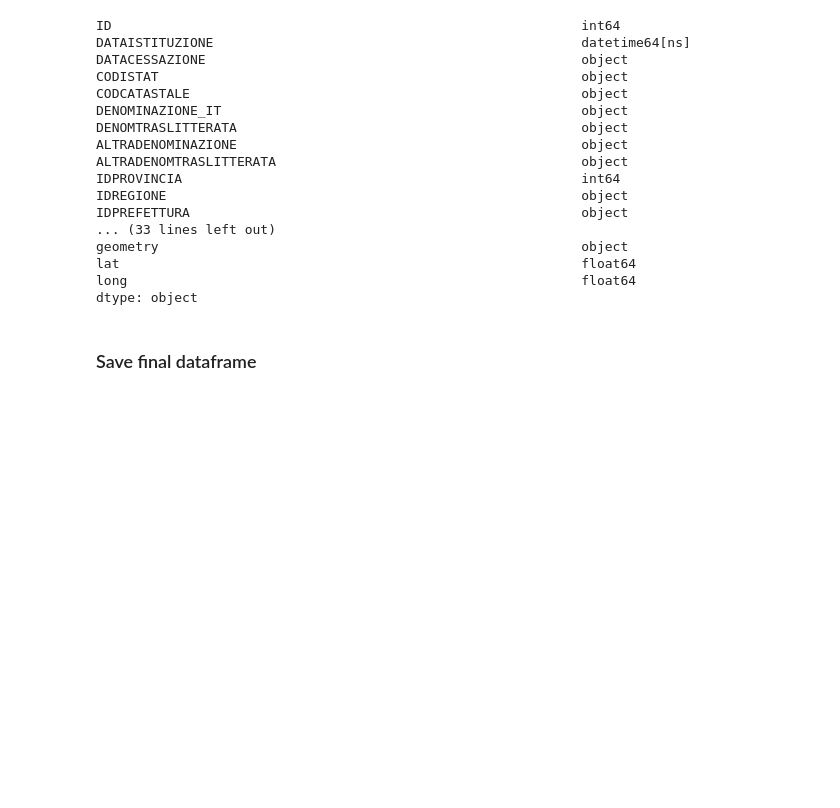
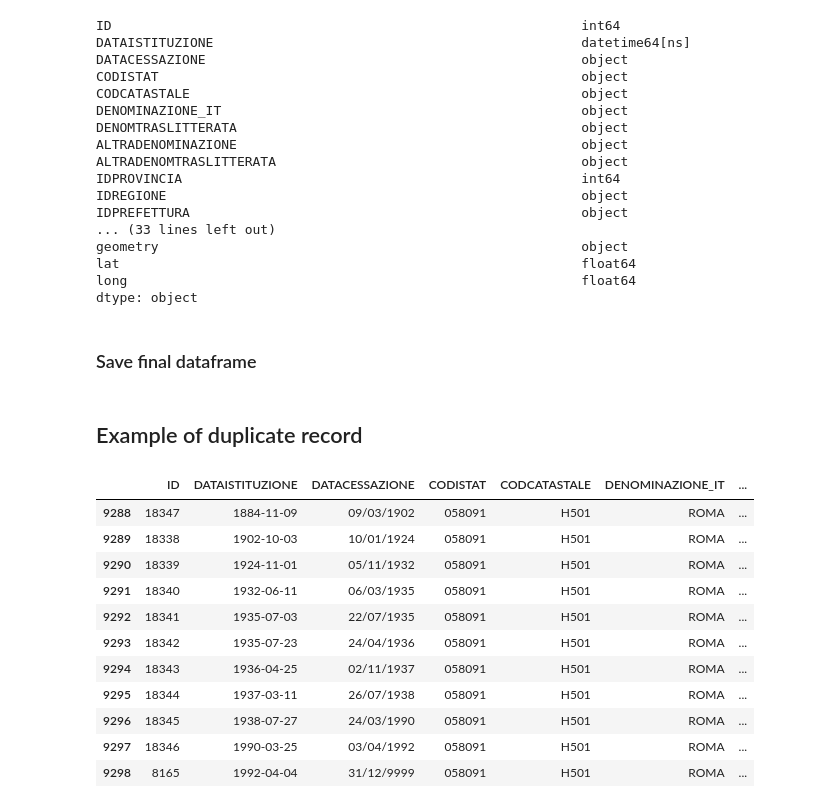
Before and after one commit to teamdigitale/daf-anpr-api, a Jupyter notebook: anpr_preprocessing.ipynb, the cells around one changed output. Saved outputs shown, nothing was run; the diff lists cells and outputs as text; code cells hidden in the pictures; blank space fills up the shorter version.

```diff
--- a/anpr_preprocessing.ipynb
+++ b/anpr_preprocessing.ipynb
@@ -431,3 +472,20 @@ dtype: object
 ### Save final dataframe
 # %%
 full.to_csv("./data/full.csv", index=False, sep=";" )
+# %% [markdown]
+## Example of duplicate record
+# %%
+final_1[final_1['CODISTAT'] == '058091']
+# %% [output]
+|  | ID | DATAISTITUZIONE | DATACESSAZIONE | CODISTAT | CODCATASTALE | DENOMINAZIONE_IT | ... |
+| 9288 | 18347 | 1884-11-09 | 09/03/1902 | 058091 | H501 | ROMA | ... |
+| 9289 | 18338 | 1902-10-03 | 10/01/1924 | 058091 | H501 | ROMA | ... |
+| 9290 | 18339 | 1924-11-01 | 05/11/1932 | 058091 | H501 | ROMA | ... |
+| 9291 | 18340 | 1932-06-11 | 06/03/1935 | 058091 | H501 | ROMA | ... |
+| 9292 | 18341 | 1935-07-03 | 22/07/1935 | 058091 | H501 | ROMA | ... |
+| 9293 | 18342 | 1935-07-23 | 24/04/1936 | 058091 | H501 | ROMA | ... |
+| 9294 | 18343 | 1936-04-25 | 02/11/1937 | 058091 | H501 | ROMA | ... |
+| 9295 | 18344 | 1937-03-11 | 26/07/1938 | 058091 | H501 | ROMA | ... |
+| 9296 | 18345 | 1938-07-27 | 24/03/1990 | 058091 | H501 | ROMA | ... |
+| 9297 | 18346 | 1990-03-25 | 03/04/1992 | 058091 | H501 | ROMA | ... |
+| 9298 | 8165 | 1992-04-04 | 31/12/9999 | 058091 | H501 | ROMA | ... |
```
Also changed, not shown: parts of 7 cells of this notebook, 3 other files.
